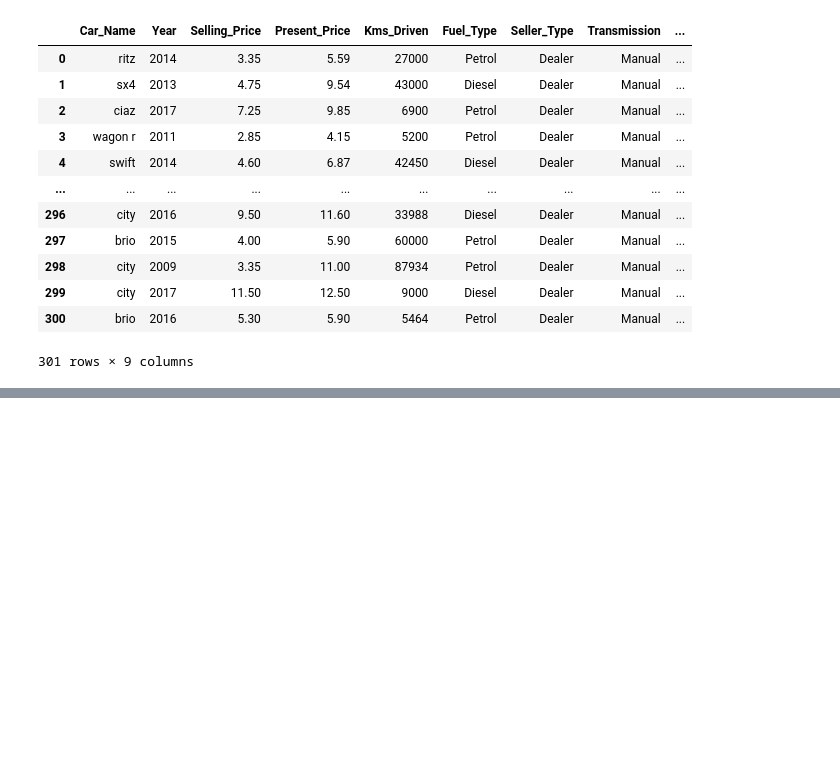
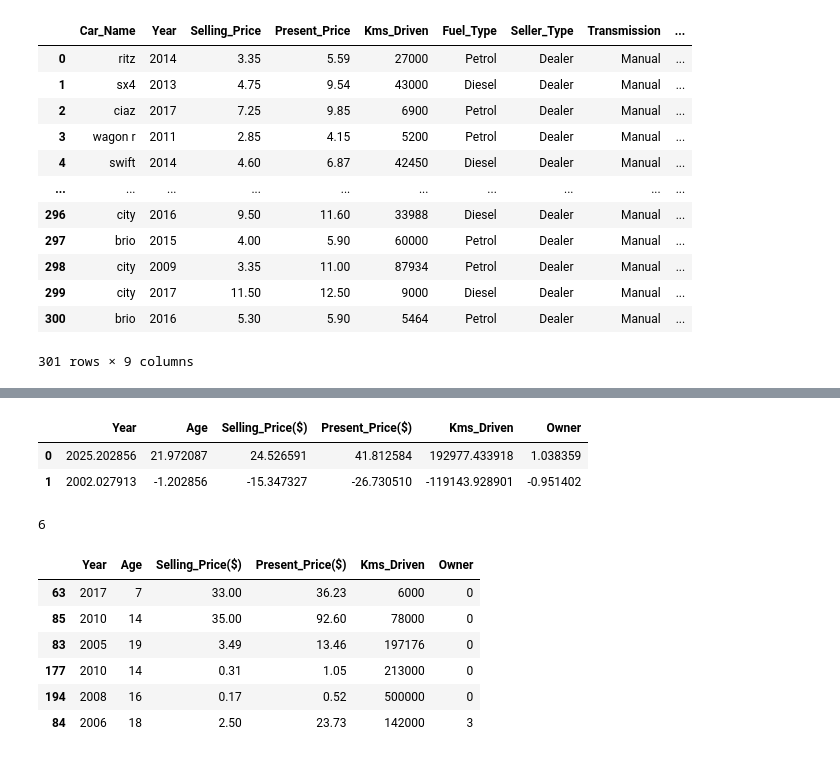
Before and after one commit to yordanossimegnew/Used_Car_Price_Prediction, a Jupyter notebook: notebooks/1.0 data_cleaning_on_the_cars_csv_raw_data.ipynb, the cells around one changed output, grey strips where cells are left out. Drawn from its saved outputs; the diff is of its cells as text; code cells hidden in the pictures; blank space fills up the shorter version.

```diff
--- a/notebooks/1.0 data_cleaning_on_the_cars_csv_raw_data.ipynb
+++ b/notebooks/1.0 data_cleaning_on_the_cars_csv_raw_data.ipynb
@@ -32,0 +279,4 @@ df
+# %%
+# first let's see the exact time of today
+today  = datetime.today()
+today
@@ -32,0 +349,6 @@ df
+# %%
+df.select_dtypes(["int64","float64"]).apply(outlier_limit)
+# %% [output]
+|  | Year | Age | Selling_Price($) | Present_Price($) | Kms_Driven | Owner |
+| 0 | 2025.202856 | 21.972087 | 24.526591 | 41.812584 | 192977.433918 | 1.038359 |
+| 1 | 2002.027913 | -1.202856 | -15.347327 | -26.730510 | -119143.928901 | -0.951402 |
@@ -32,0 +367,16 @@ df
+# %%
+# let's see the number of  outlier records
+outliers(df.select_dtypes(["int64","float64"])).shape[1]
+# %% [output]
+6
+# %%
+# as we can see from the above result we have 6 outlier records, now let's see this records specifically
+outliers(df.select_dtypes(["int64","float64"]))
+# %% [output]
+|  | Year | Age | Selling_Price($) | Present_Price($) | Kms_Driven | Owner |
+| 63 | 2017 | 7 | 33.00 | 36.23 | 6000 | 0 |
+| 85 | 2010 | 14 | 35.00 | 92.60 | 78000 | 0 |
+| 83 | 2005 | 19 | 3.49 | 13.46 | 197176 | 0 |
+| 177 | 2010 | 14 | 0.31 | 1.05 | 213000 | 0 |
+| 194 | 2008 | 16 | 0.17 | 0.52 | 500000 | 0 |
+| 84 | 2006 | 18 | 2.50 | 23.73 | 142000 | 3 |
```
Also changed, not shown: parts of 63 cells of this notebook, 1 other file.
